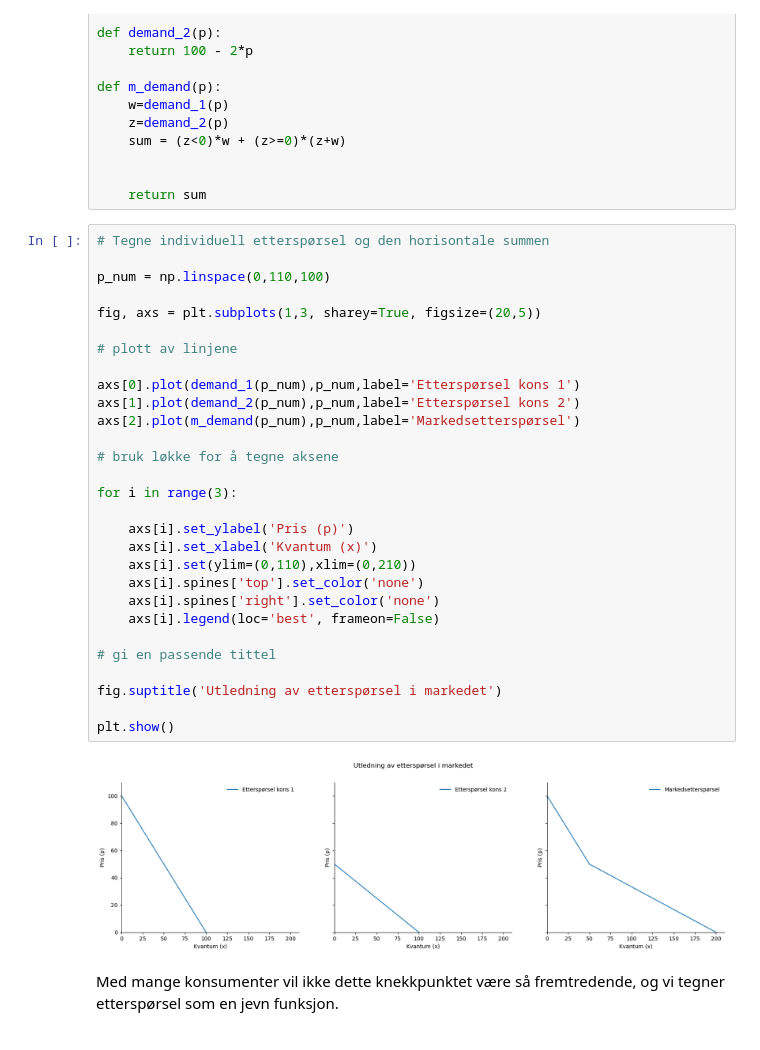
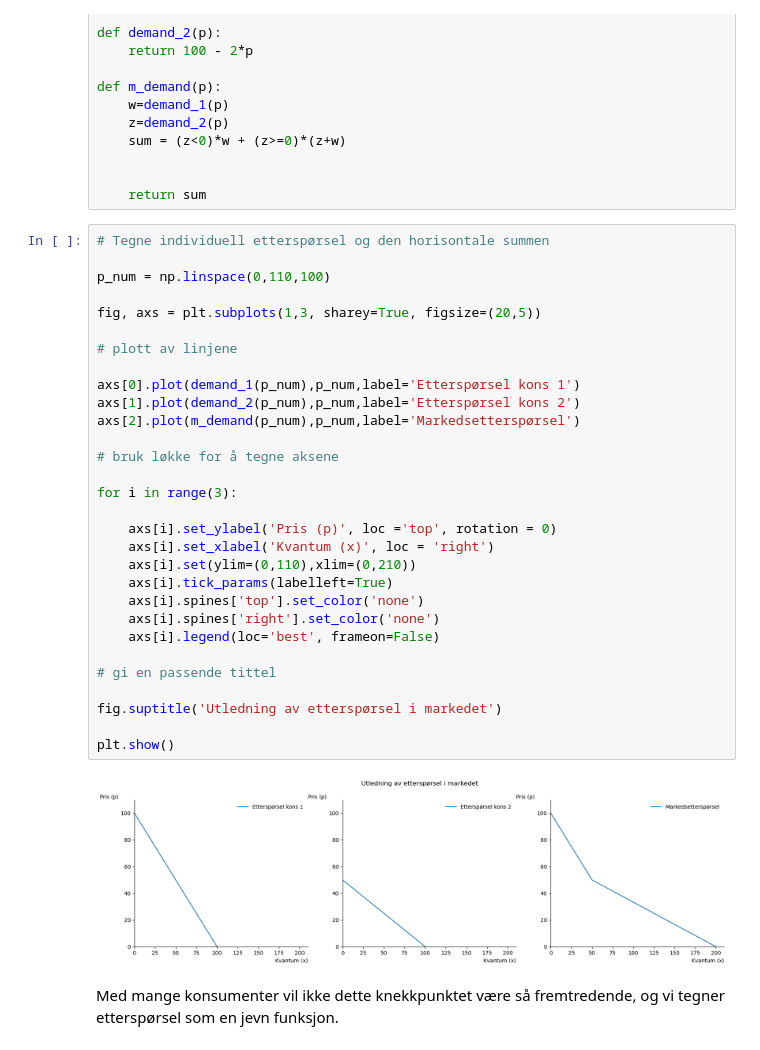
Before and after one commit to uit-sok-1006-v25/sok_1006_notater_v25, a Jupyter notebook: notater forelesning 2.ipynb, the cells around one changed output. Saved outputs shown, nothing was run; the diff lists cells and outputs as text.

```diff
--- a/notater forelesning 2.ipynb
+++ b/notater forelesning 2.ipynb
@@ -41,34 +41,35 @@ def m_demand(p):
 # %%
 # Tegne individuell etterspørsel og den horisontale summen
 
 p_num = np.linspace(0,110,100)
 
 fig, axs = plt.subplots(1,3, sharey=True, figsize=(20,5))
 
 # plott av linjene
 
 axs[0].plot(demand_1(p_num),p_num,label='Etterspørsel kons 1')
 axs[1].plot(demand_2(p_num),p_num,label='Etterspørsel kons 2')
 axs[2].plot(m_demand(p_num),p_num,label='Markedsetterspørsel')
 
 # bruk løkke for å tegne aksene
 
 for i in range(3):
 
-    axs[i].set_ylabel('Pris (p)')
-    axs[i].set_xlabel('Kvantum (x)')
+    axs[i].set_ylabel('Pris (p)', loc ='top', rotation = 0)
+    axs[i].set_xlabel('Kvantum (x)', loc = 'right')
     axs[i].set(ylim=(0,110),xlim=(0,210))
+    axs[i].tick_params(labelleft=True)
     axs[i].spines['top'].set_color('none')
     axs[i].spines['right'].set_color('none')
     axs[i].legend(loc='best', frameon=False)
 
 # gi en passende tittel
 
 fig.suptitle('Utledning av etterspørsel i markedet')
 
 plt.show()
 # %% [output]
-[figure, old version]
+[figure, new version]
 # %% [markdown]
 Med mange konsumenter vil ikke dette knekkpunktet være så fremtredende, og vi tegner etterspørsel som en jevn funksjon.
 # %% [markdown]
```
Also changed, not shown: parts of 6 cells of this notebook.
